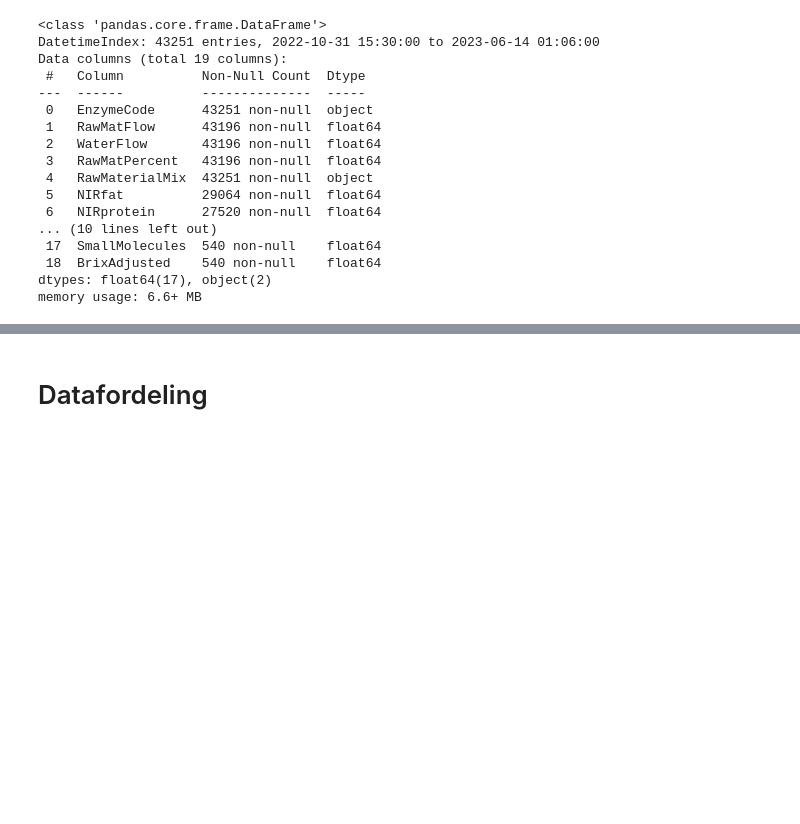
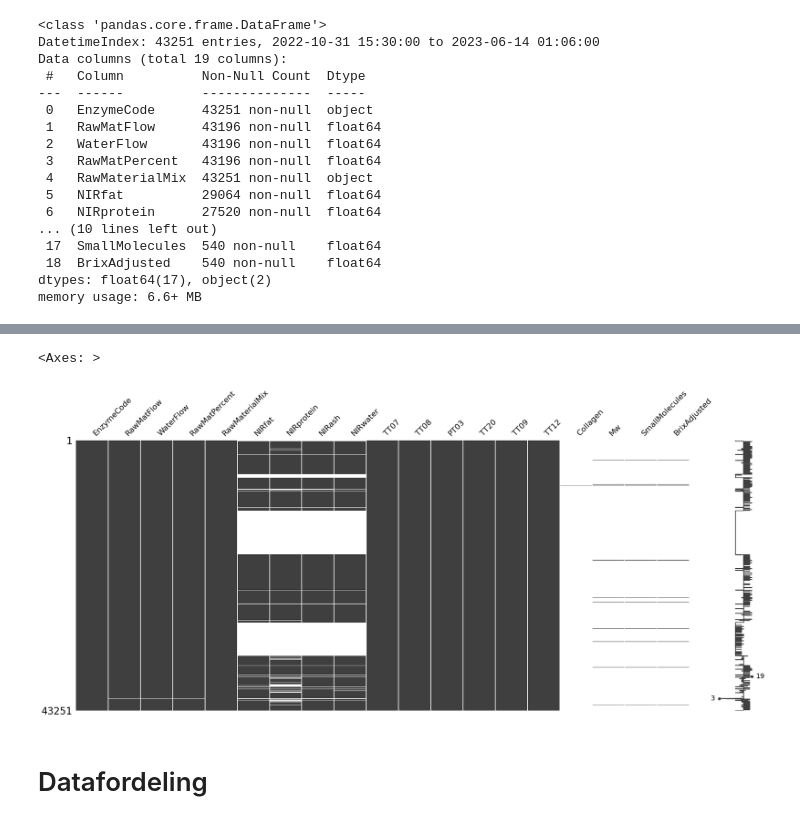
Before and after one commit to PreyPython123/Master-V24-Semiveiledet-Regresjon, a Jupyter notebook: Bioco_Dataprosessering,_Dataforståelse_og_Dataundersøkelse.ipynb, the cells around one changed output, grey strips where cells are left out. Saved outputs shown, nothing was run; the diff lists cells and outputs as text; code cells hidden in the pictures; blank space fills up the shorter version.

```diff
--- a/Bioco_Dataprosessering,_Dataforståelse_og_Dataundersøkelse.ipynb
+++ b/Bioco_Dataprosessering,_Dataforståelse_og_Dataundersøkelse.ipynb
@@ -283,3 +414,8 @@ memory usage: 6.6+ MB
+# %%
+msno.matrix(bioco_data)
+# %% [output]
+<Axes: >
+[figure, added]
 # %% [markdown]
 # Datafordeling
 # %% [markdown]
```
Also changed, not shown: parts of 103 cells of this notebook.
